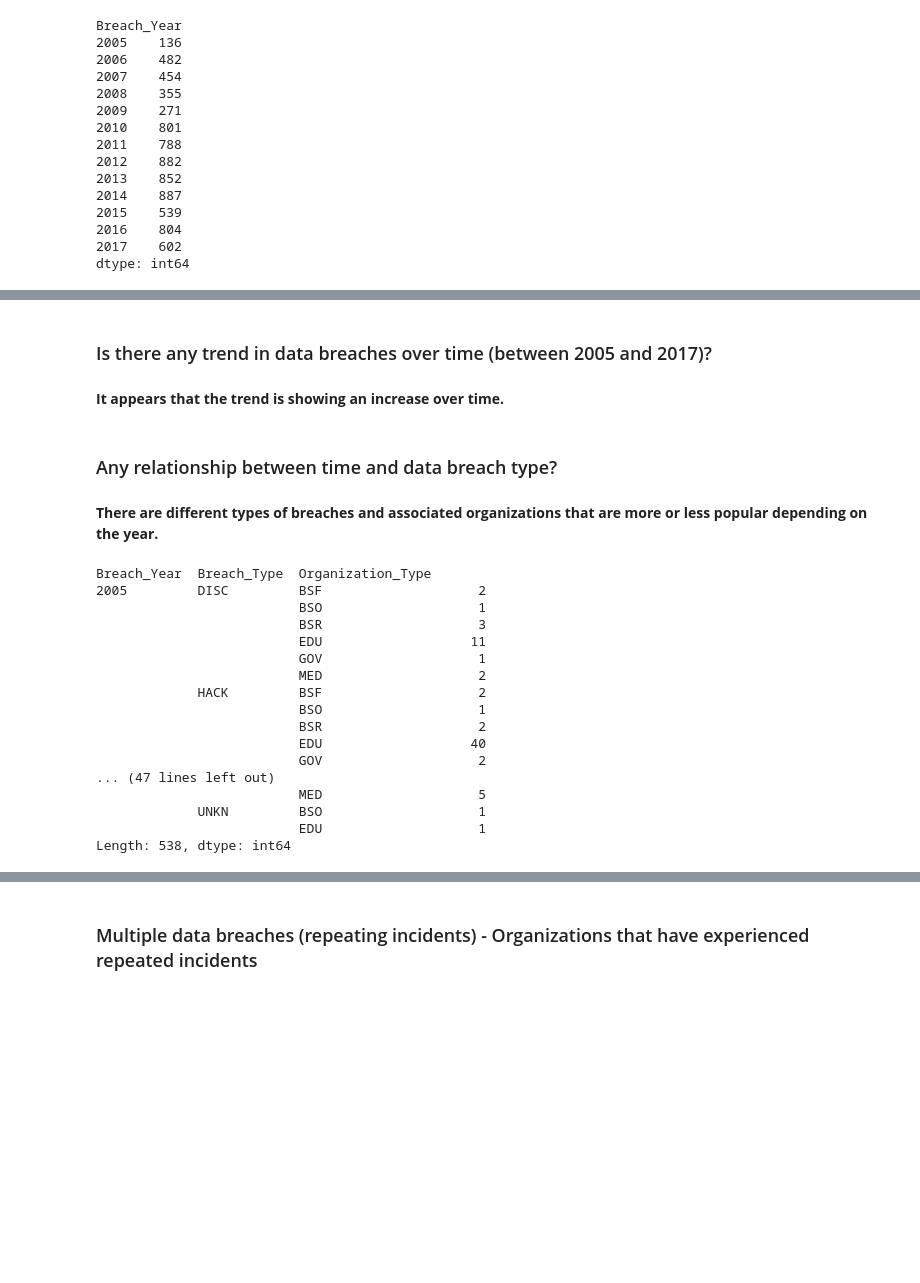
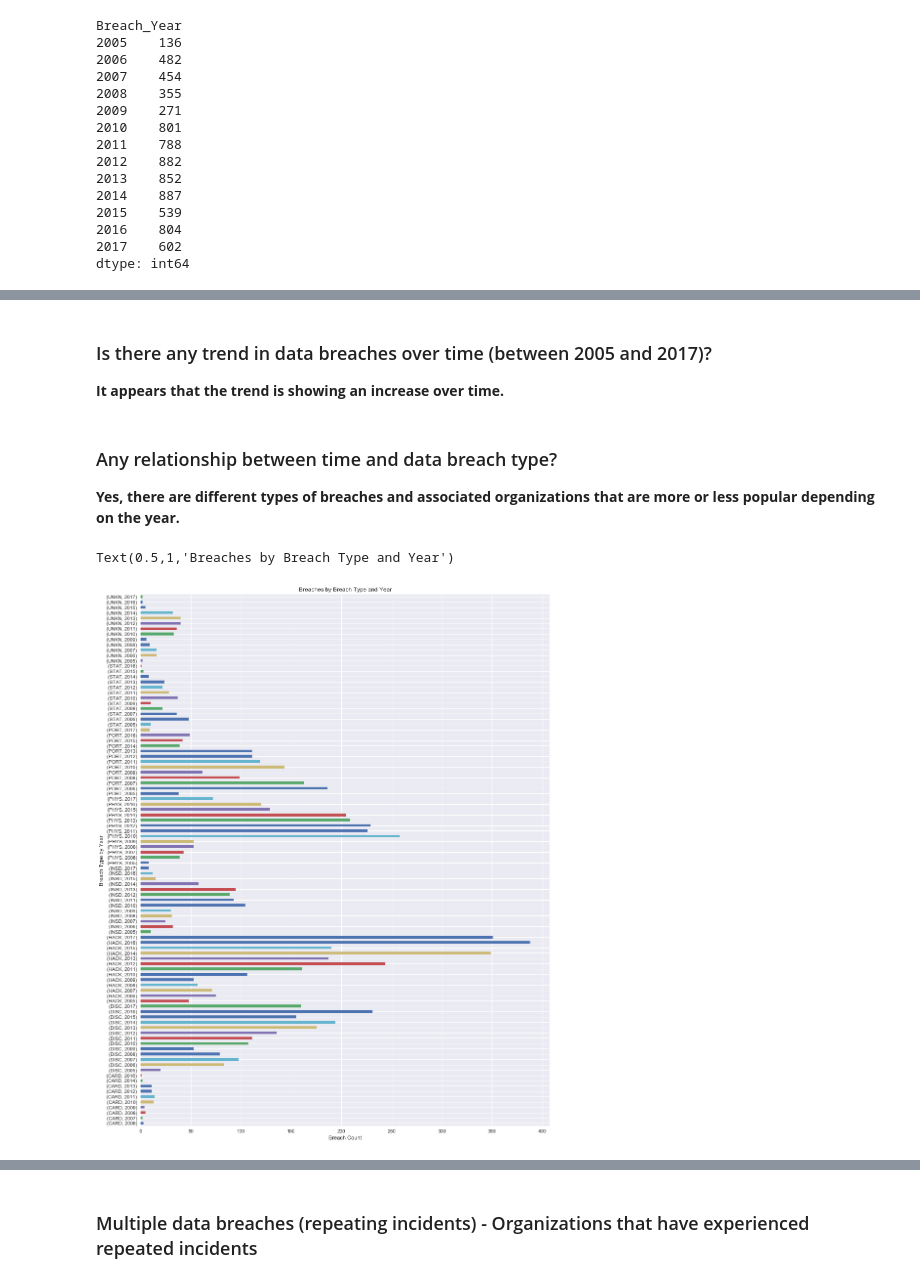
Before and after one commit to dmrod01/Capstone, a Jupyter notebook: Business Questions and Support .ipynb, the cells around one changed output, grey strips where cells are left out. Cells and saved outputs as stored; diff of their text form; code cells hidden in the pictures; blank space fills up the shorter version.

```diff
--- a/Business Questions and Support .ipynb
+++ b/Business Questions and Support .ipynb
@@ -535,29 +535,21 @@ plt.plot(breach_count)
 # %% [markdown]
  ### Is there any trend in data breaches over time (between 2005 and 2017)?
+ **It appears that the trend is showing an increase over time.**
-# %% [markdown]
-**It appears that the trend is showing an increase over time.**
 # %% [markdown]
 ###  Any relationship between time and data breach type?
+**Yes, there are different types of breaches and associated organizations that are more or less popular depending on the year.**
-# %% [markdown]
-**There are different types of breaches and associated organizations that are more or less popular depending on the year.**
 # %%
 ## Effect on Organizations by Breach Type
-df_time.groupby(['Breach_Year', 'Breach_Type', 'Organization_Type']).size()
+df_breach_effect = df_time.groupby(['Breach_Type', 'Breach_Year']).size()
-# %% [output]
-Breach_Year  Breach_Type  Organization_Type
-2005         DISC         BSF                    2
-                          BSO                    1
-                          BSR                    3
-                          EDU                   11
-                          GOV                    1
-                          MED                    2
-             HACK         BSF                    2
-                          BSO                    1
-                          BSR                    2
-                          EDU                   40
-                          GOV                    2
-... (47 lines left out)
-                          MED                    5
-             UNKN         BSO                    1
-                          EDU                    1
-Length: 538, dtype: int64
+# %%
+# breaches bar graph
+bins = 104
+#plt.figure
+plt.figure(bins, figsize=(15,20))
+df_breach_effect.plot(kind='barh', stacked=True)
+plt.xlabel('Breach Count')
+plt.ylabel('Breach Type by Year')
+plt.title("Breaches by Breach Type and Year")
+# %% [output]
+Text(0.5,1,'Breaches by Breach Type and Year')
+[figure, added]
```
Also changed, not shown: parts of 25 cells of this notebook.
